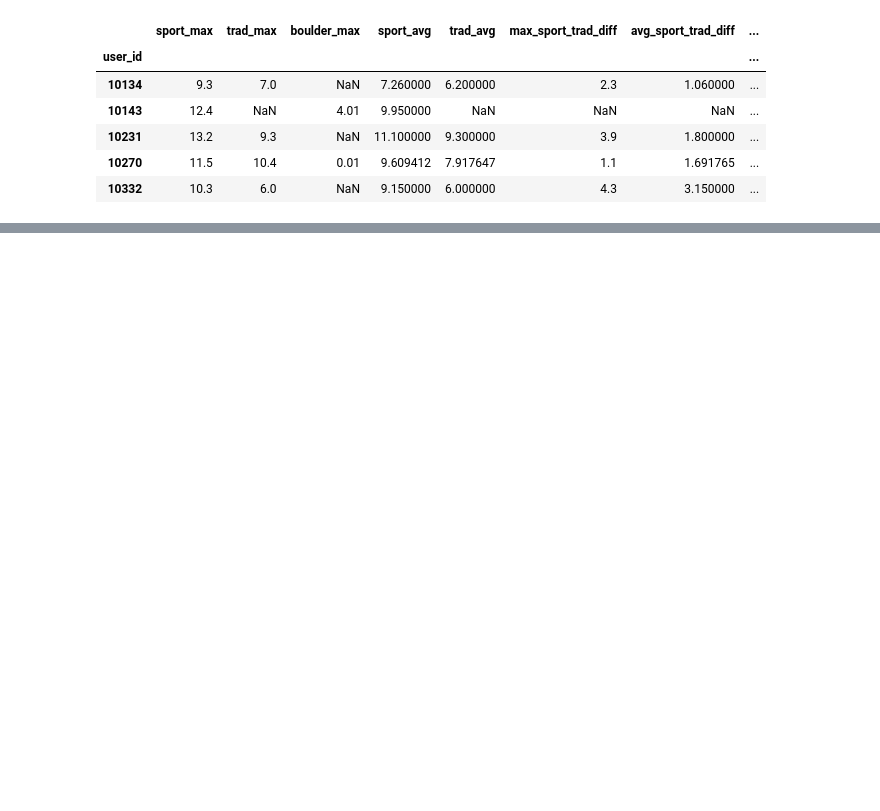
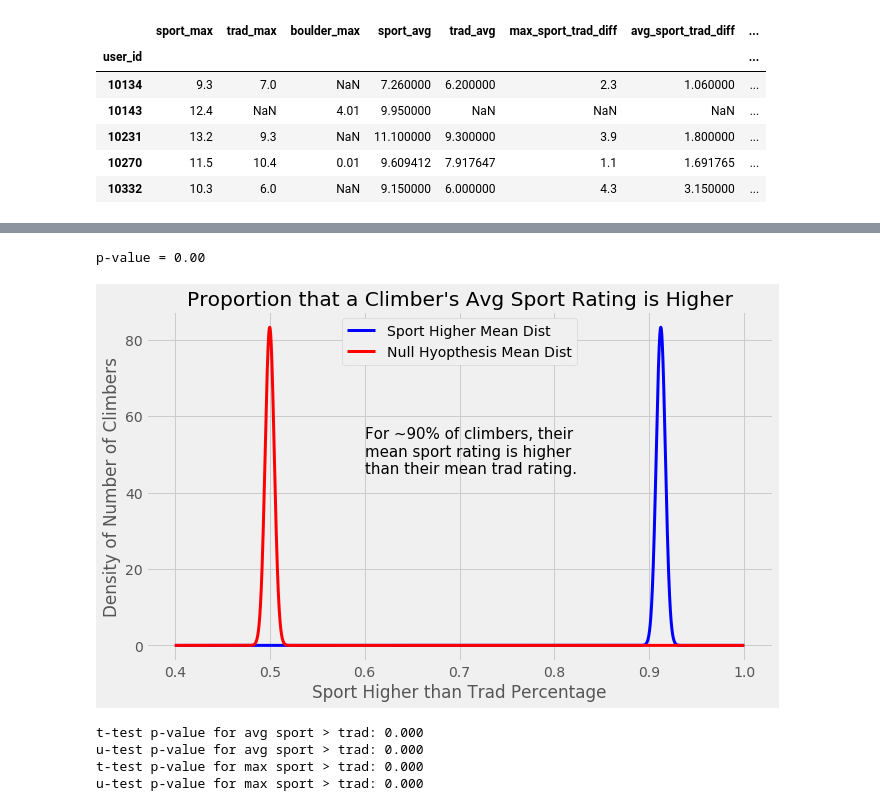
Before and after one commit to redwin21/trad-vs-sport, a Jupyter notebook: analysis/hypothesis_test.ipynb, the cells around one changed output, grey strips where cells are left out. Cells and saved outputs as stored; diff of their text form; code cells hidden in the pictures; blank space fills up the shorter version.

```diff
--- a/analysis/hypothesis_test.ipynb
+++ b/analysis/hypothesis_test.ipynb
@@ -89,0 +90,61 @@ plt.savefig('./images/climber_stats.png', bbox_inches='tight')
+# %%
+# testing of binomial perspective (sport > trad)
+# null hypothesis that they are the same would mean mean is 0.5
+# alt is that it is > 0.5
+
+avg_sport_higher = np.mean(climber_stats['avg_sport_higher'])
+var_sport_higher = np.var(climber_stats['avg_sport_higher'])
+n_sport_higher = len(climber_stats[climber_stats['avg_sport_higher'].notnull()])
+
+sport_higher_norm_dist = stats.norm(avg_sport_higher, np.sqrt(var_sport_higher/n_sport_higher))
+null_dist = stats.norm(.5,np.sqrt(var_sport_higher/n_sport_higher))
+curve_x = np.linspace(0.4, 1, 10**4)
+p_val = 1-null_dist.cdf(avg_sport_higher)
+
+bins = 15
+alpha = .7
+lw = 3
+fig, ax = plt.subplots(figsize=(10,6))
+ax.plot(curve_x, sport_higher_norm_dist.pdf(curve_x), linewidth=lw, color='b', label='Sport Higher Mean Dist');
+ax.plot(curve_x, null_dist.pdf(curve_x),
+        linewidth=lw, color='r', label='Null Hyopthesis Mean Dist');
+# ax.axvline(avg_sport_higher, color='blue', linestyle='--', alpha=0.5)
+# ax.text(1.4, 1.1, f'p-value of {p_val:2.2f}', fontsize = 15);
+# ax.fill_between(np.linspace(avg_sport_higher,1),
+#                 null_dist.pdf(np.linspace(avg_sport_higher,2)),
+#                 color='red', alpha=0.3)
+ax.set_ylabel('Density of Number of Climbers');
+ax.set_xlabel('Sport Higher than Trad Percentage');
+ax.set_title("Proportion that a Climber's Avg Sport Rating is Higher");
+ax.legend(loc='upper center', framealpha=1);
+ax.text(.6,45,'For ~90% of climbers, their\nmean sport rating is higher \nthan their mean trad rating.', fontsize = 15)
+
+print(f'p-value = {p_val:2.2f}')
+
+plt.savefig('./images/avg_rating_norm_higher.png', bbox_inches='tight')
+# %% [output]
+p-value = 0.00
+[figure, added]
+# %%
+# welch's t-test and mann-whitney u-test
+
+res = stats.ttest_ind(climber_stats[climber_stats['sport_avg'].notnull()]['sport_avg'],
+                      climber_stats[climber_stats['trad_avg'].notnull()]['trad_avg'],
+                      equal_var=False)
+print(f"t-test p-value for avg sport > trad: {res.pvalue:2.3f}")
+
+res = stats.mannwhitneyu(climber_stats['sport_avg'], climber_stats['trad_avg'], alternative="greater")
+print(f"u-test p-value for avg sport > trad: {res.pvalue:2.3f}")
+
+res = stats.ttest_ind(climber_stats[climber_stats['sport_max'].notnull()]['sport_max'],
+                      climber_stats[climber_stats['trad_max'].notnull()]['trad_max'],
+                      equal_var=False)
+print(f"t-test p-value for max sport > trad: {res.pvalue:2.3f}")
+
+res = stats.mannwhitneyu(climber_stats['sport_max'], climber_stats['trad_max'], alternative="greater")
+print(f"u-test p-value for max sport > trad: {res.pvalue:2.3f}")
+# %% [output]
+t-test p-value for avg sport > trad: 0.000
+u-test p-value for avg sport > trad: 0.000
+t-test p-value for max sport > trad: 0.000
+u-test p-value for max sport > trad: 0.000
```
Also changed, not shown: parts of 6 cells of this notebook.
